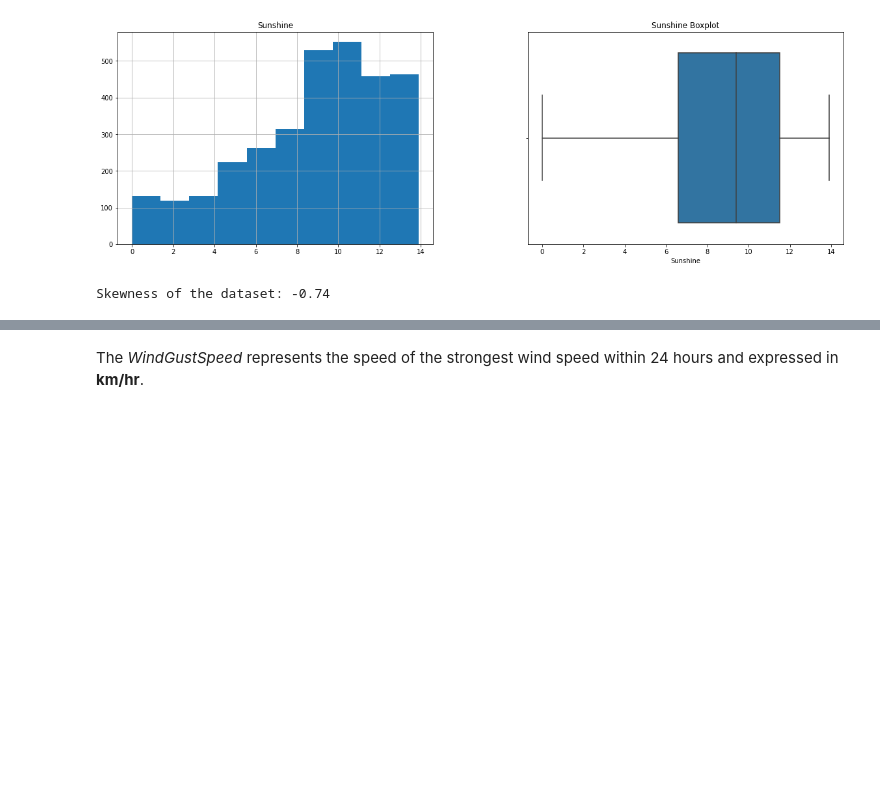
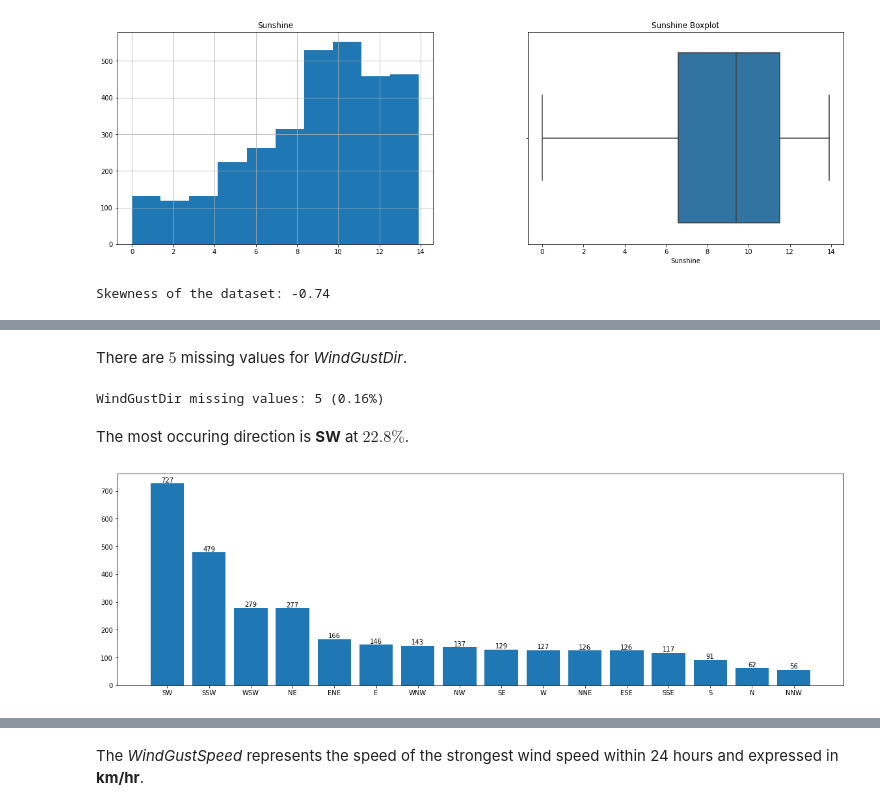
Before and after one commit to poolGolez/project-roosevelt, a Jupyter notebook: will-it-rain-in-perth.ipynb, the cells around one changed output, grey strips where cells are left out. Cells and saved outputs as stored; diff of their text form; code cells hidden in the pictures; blank space fills up the shorter version.

Commit message:
Fix WindGustDir attribute

```diff
--- a/will-it-rain-in-perth.ipynb
+++ b/will-it-rain-in-perth.ipynb
@@ -545,0 +568,24 @@ Skewness of the dataset: -0.74
+# %% [markdown]
+There are $5$ missing values for *WindGustDir*.
+# %%
+missing_windgust_count = wind_gust_dir_df.isna().sum()
+missing_windgust_perc = missing_windgust_count / len(wind_gust_dir_df)
+
+print(f"WindGustDir missing values: {missing_windgust_count} ({missing_windgust_perc*100:.2f}%)")
+# %% [output]
+WindGustDir missing values: 5 (0.16%)
+# %% [markdown]
+The most occuring direction is **SW** at $22.8\%$.
+# %%
+wind_gust_dir_count = wind_gust_dir_df.value_counts()
+wind_gust_dir_count_df = pd.DataFrame(wind_gust_dir_count)
+wind_gust_dir_count_df.rename(columns={'WindGustDir': 'count'}, inplace=True)
+wind_gust_dir_count_df['percent'] = wind_gust_dir_count_df['count']/ wind_gust_dir_count_df['count'].sum()
+wind_gust_dir_count_df
+
+_, ax = plt.subplots(figsize=(20,6))
+p = ax.bar(wind_gust_dir_count_df.index, wind_gust_dir_count_df['count'])
+ax.bar_label(p, labels=wind_gust_dir_count_df['count'])
+plt.show()
+# %% [output]
+[figure, added]
```
Also changed, not shown: parts of 10 cells of this notebook.
